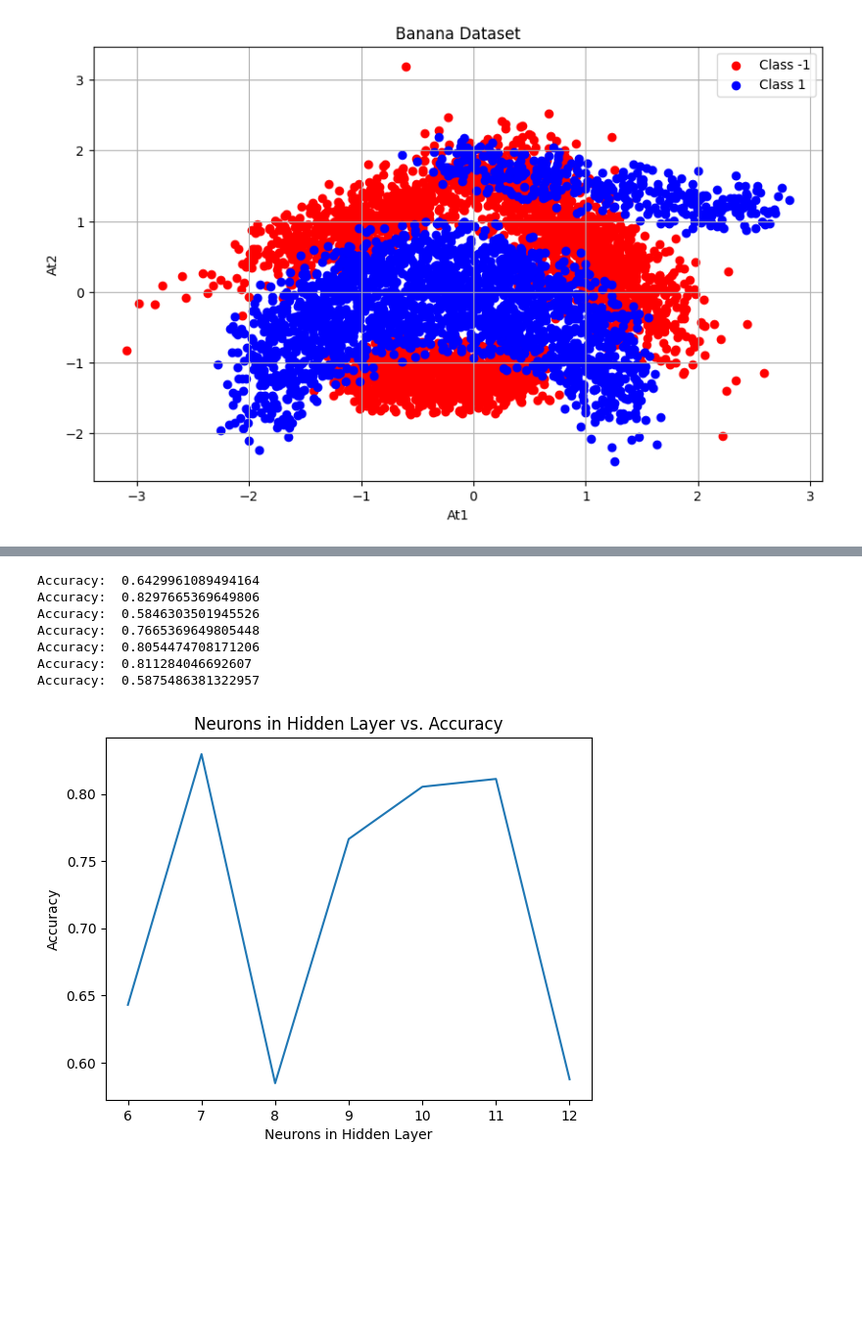
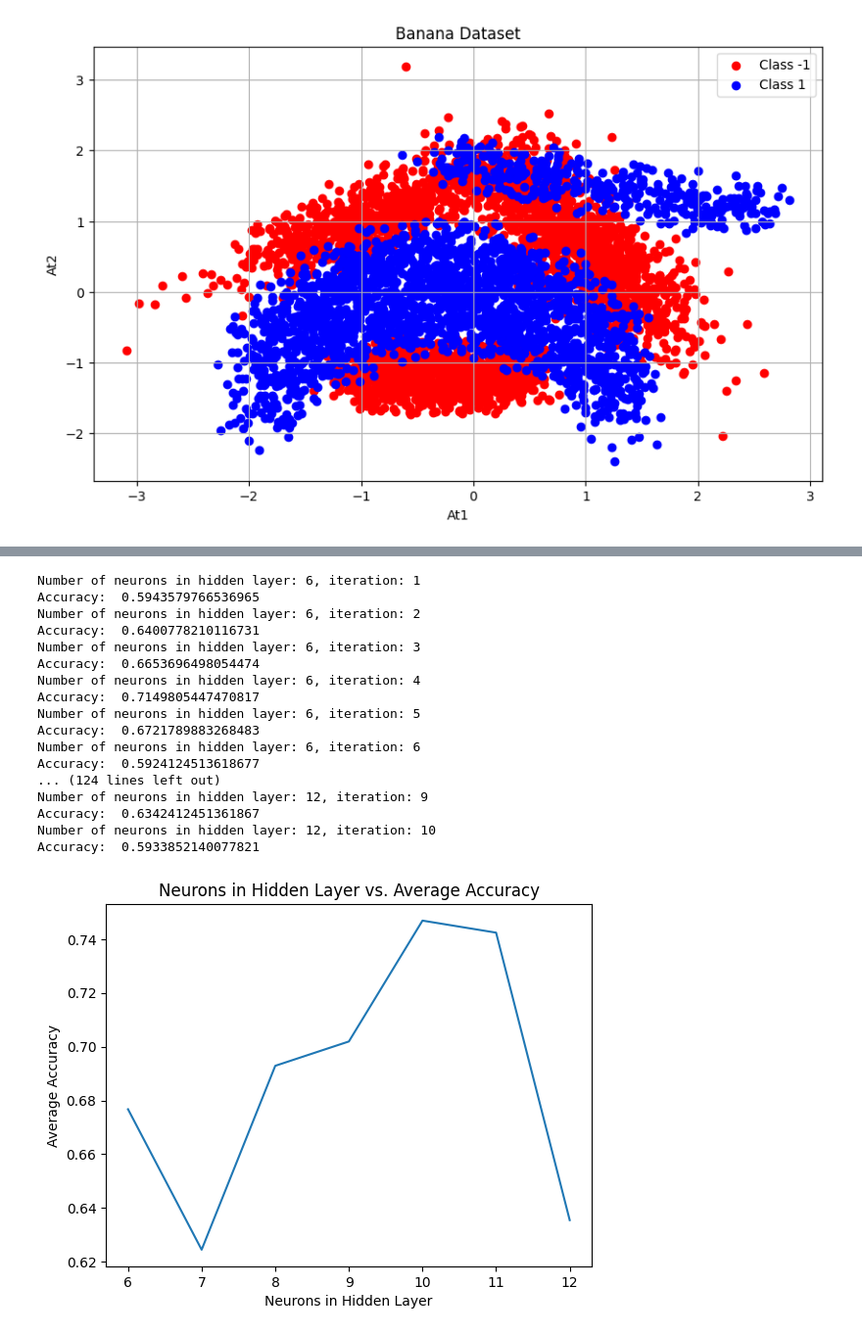
Before and after one commit to ksananth4424/ML_IISc, a Jupyter notebook: Banana_dataset2.ipynb, the cells around one changed output, grey strips where cells are left out. Shown at 98% size. Cells and saved outputs as stored; diff of their text form; code cells hidden in the pictures; blank space fills up the shorter version.

```diff
--- a/Banana_dataset2.ipynb
+++ b/Banana_dataset2.ipynb
@@ -220,25 +215,42 @@ plt.grid(True)
+# %%
+neurons_in_hidden_layer = [6, 7, 8, 9, 10, 11, 12]
+num_trials = 10
+
+accuracies = []
+
+for n in neurons_in_hidden_layer:
+    trial_accuracies = []
+    for i in range(num_trials):
+        net = Network([2, n, 1])
+        print(f"Number of neurons in hidden layer: {n}, iteration: {i+1}")
+        net.train(training_data, 100, 0.1)
+        accuracy = Network.test(net, validation_data)
+        trial_accuracies.append(accuracy)
+    average_accuracy = np.mean(trial_accuracies)
+    accuracies.append(average_accuracy)
+# %% [output]
+Number of neurons in hidden layer: 6, iteration: 1
+Accuracy:  0.5943579766536965
+Number of neurons in hidden layer: 6, iteration: 2
+Accuracy:  0.6400778210116731
+Number of neurons in hidden layer: 6, iteration: 3
+Accuracy:  0.6653696498054474
+Number of neurons in hidden layer: 6, iteration: 4
+Accuracy:  0.7149805447470817
+Number of neurons in hidden layer: 6, iteration: 5
+Accuracy:  0.6721789883268483
+Number of neurons in hidden layer: 6, iteration: 6
+Accuracy:  0.5924124513618677
+... (124 lines left out)
+Number of neurons in hidden layer: 12, iteration: 9
+Accuracy:  0.6342412451361867
+Number of neurons in hidden layer: 12, iteration: 10
+Accuracy:  0.5933852140077821
 # %%
-neurons_in_hidden_layer = [6, 7, 8, 9, 10, 11, 12]
-
-accuracies = []
-
-for n in neurons_in_hidden_layer:
-    net = Network([2, n, 1])
-    net.train(training_data, 100, 0.1)
-    accuracy = Network.test(net, validation_data)
-    accuracies.append(accuracy)
-
 plt.plot(neurons_in_hidden_layer, accuracies)
 plt.xlabel('Neurons in Hidden Layer')
-plt.ylabel('Accuracy')
-plt.title('Neurons in Hidden Layer vs. Accuracy')
+plt.ylabel('Average Accuracy')
+plt.title('Neurons in Hidden Layer vs. Average Accuracy')
 plt.show()
 # %% [output]
-Accuracy:  0.6429961089494164
-Accuracy:  0.8297665369649806
-Accuracy:  0.5846303501945526
-Accuracy:  0.7665369649805448
-Accuracy:  0.8054474708171206
-Accuracy:  0.811284046692607
-Accuracy:  0.5875486381322957
-[figure, old version]
+[figure, new version]
```
Also changed, not shown: parts of 4 cells of this notebook, 1 other file.
